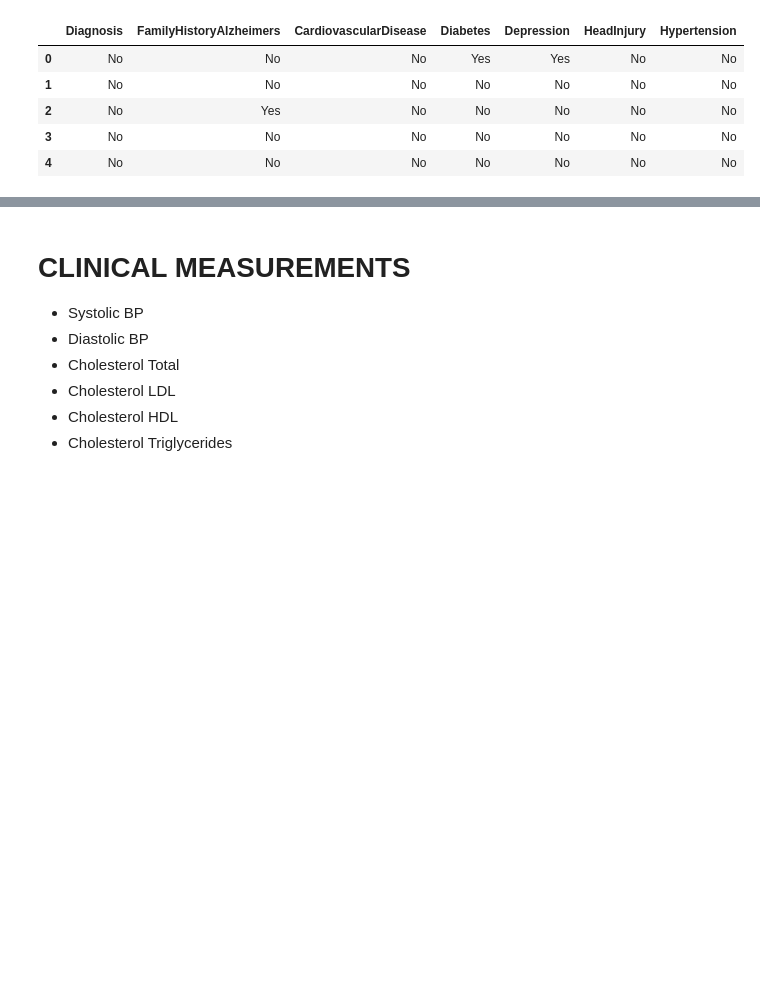
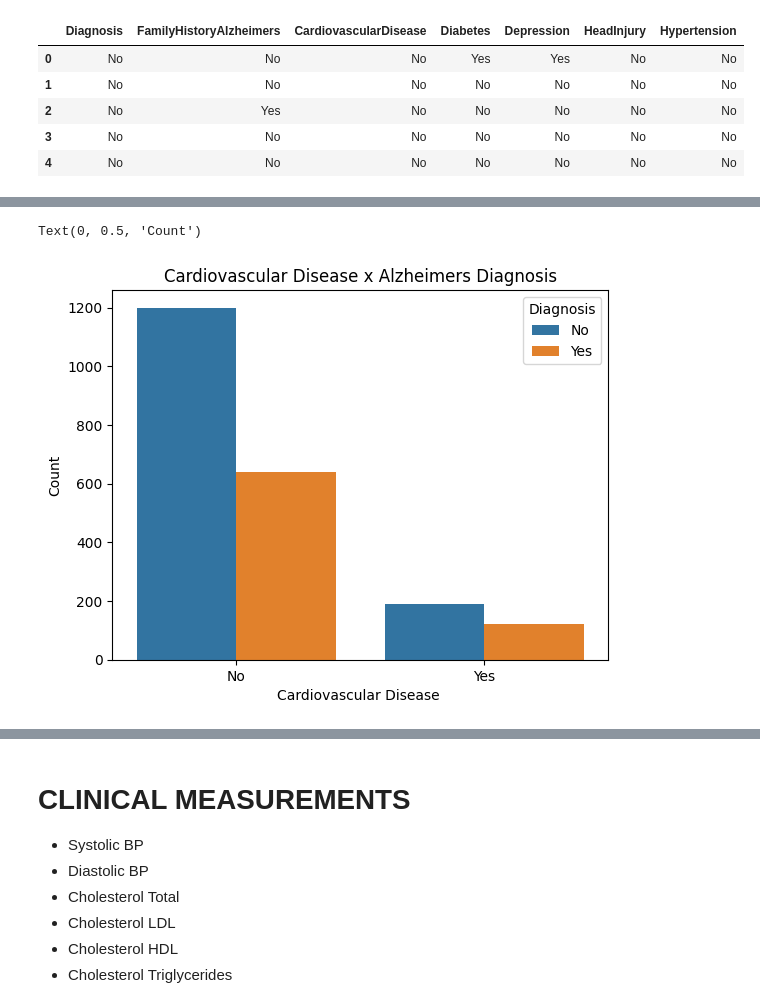
Before and after one commit to maddiejane25/Project-1, a Jupyter notebook: Alzheimers_data_MJ.ipynb, the cells around one changed output, grey strips where cells are left out. Cells and saved outputs as stored; diff of their text form; code cells hidden in the pictures; blank space fills up the shorter version.

```diff
--- a/Alzheimers_data_MJ.ipynb
+++ b/Alzheimers_data_MJ.ipynb
@@ -187,0 +191,10 @@ sns.countplot(x='FamilyHistoryAlzheimers', hue='Diagnosis', data=medical_history
+# %%
+# Plot a countplot of Cardiovascular Disease vs Diagnosis
+
+sns.countplot(x='CardiovascularDisease', hue='Diagnosis', data=medical_history)
+plt.title('Cardiovascular Disease x Alzheimers Diagnosis')
+plt.xlabel('Cardiovascular Disease ')
+plt.ylabel('Count')
+# %% [output]
+Text(0, 0.5, 'Count')
+[figure, added]
```
Also changed, not shown: parts of 6 cells of this notebook.
